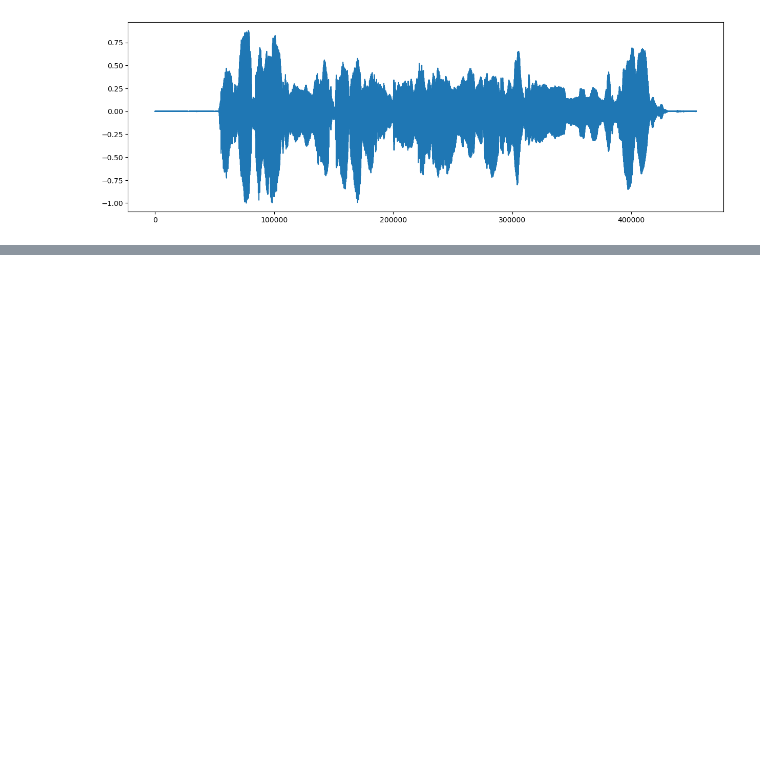
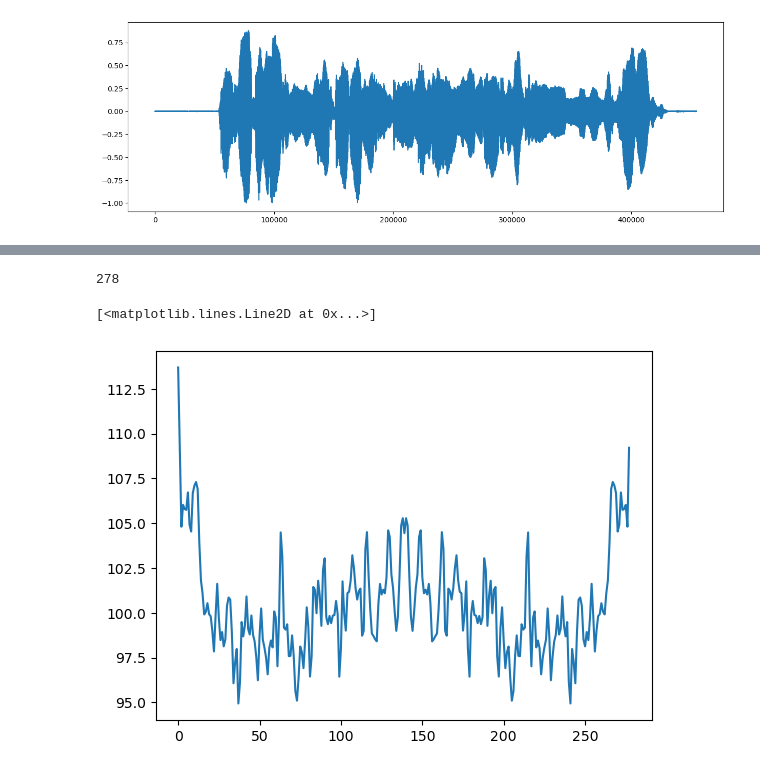
Before and after one commit to vivekvjyn/strawberry-fields, a Jupyter notebook: notebooks/stft.ipynb, the cells around one changed output, grey strips where cells are left out. Drawn from its saved outputs; the diff is of its cells as text; code cells hidden in the pictures; blank space fills up the shorter version.

```diff
--- a/notebooks/stft.ipynb
+++ b/notebooks/stft.ipynb
@@ -71,0 +87,7 @@ plt.pcolormesh(t, fqs, spectrum.T)
+# %%
+print(len(cepstrum[50]))
+plt.plot(cepstrum[50])
+# %% [output]
+278
+[<matplotlib.lines.Line2D at 0x...>]
+[figure, added]
```
Also changed, not shown: parts of 9 cells of this notebook.
